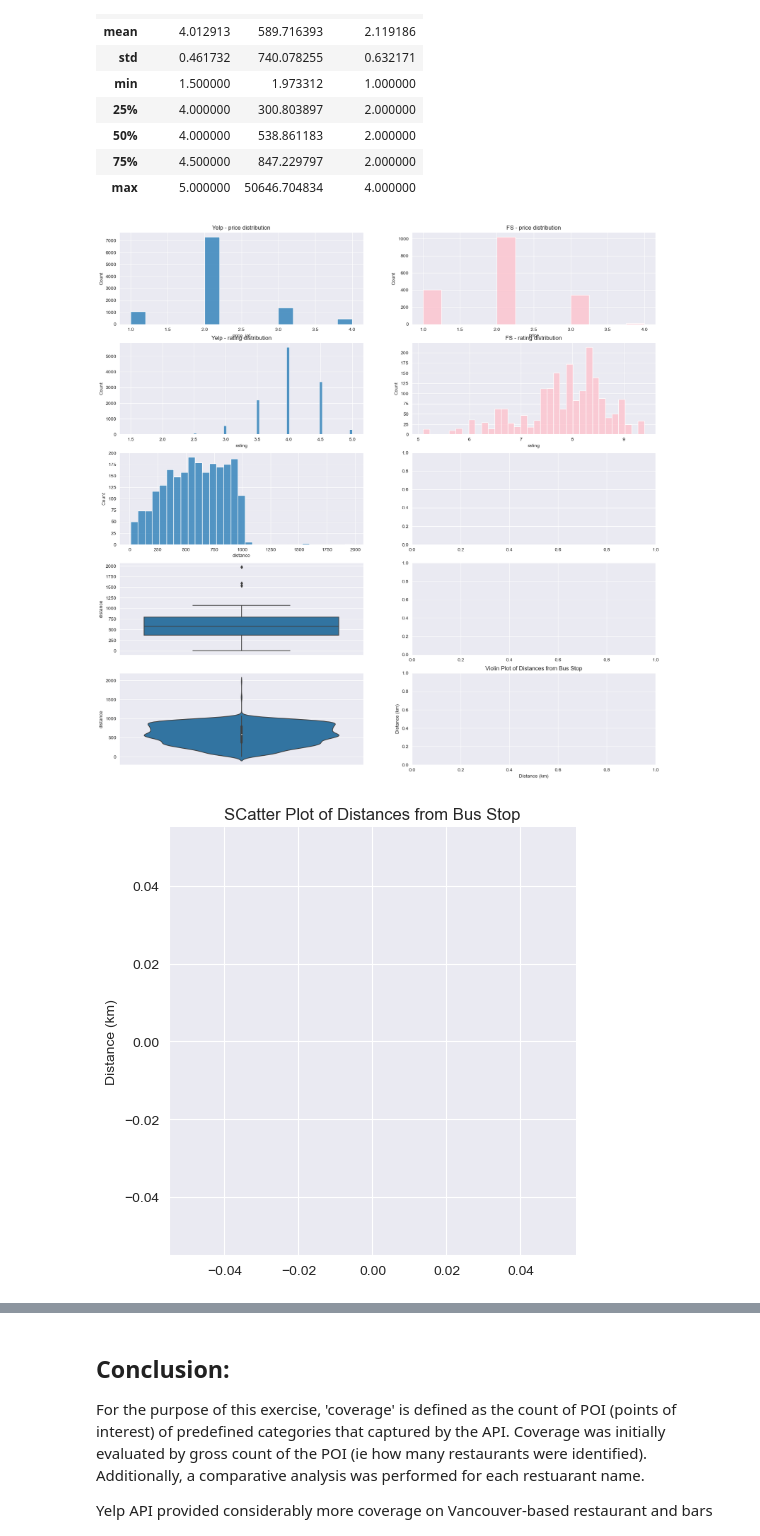
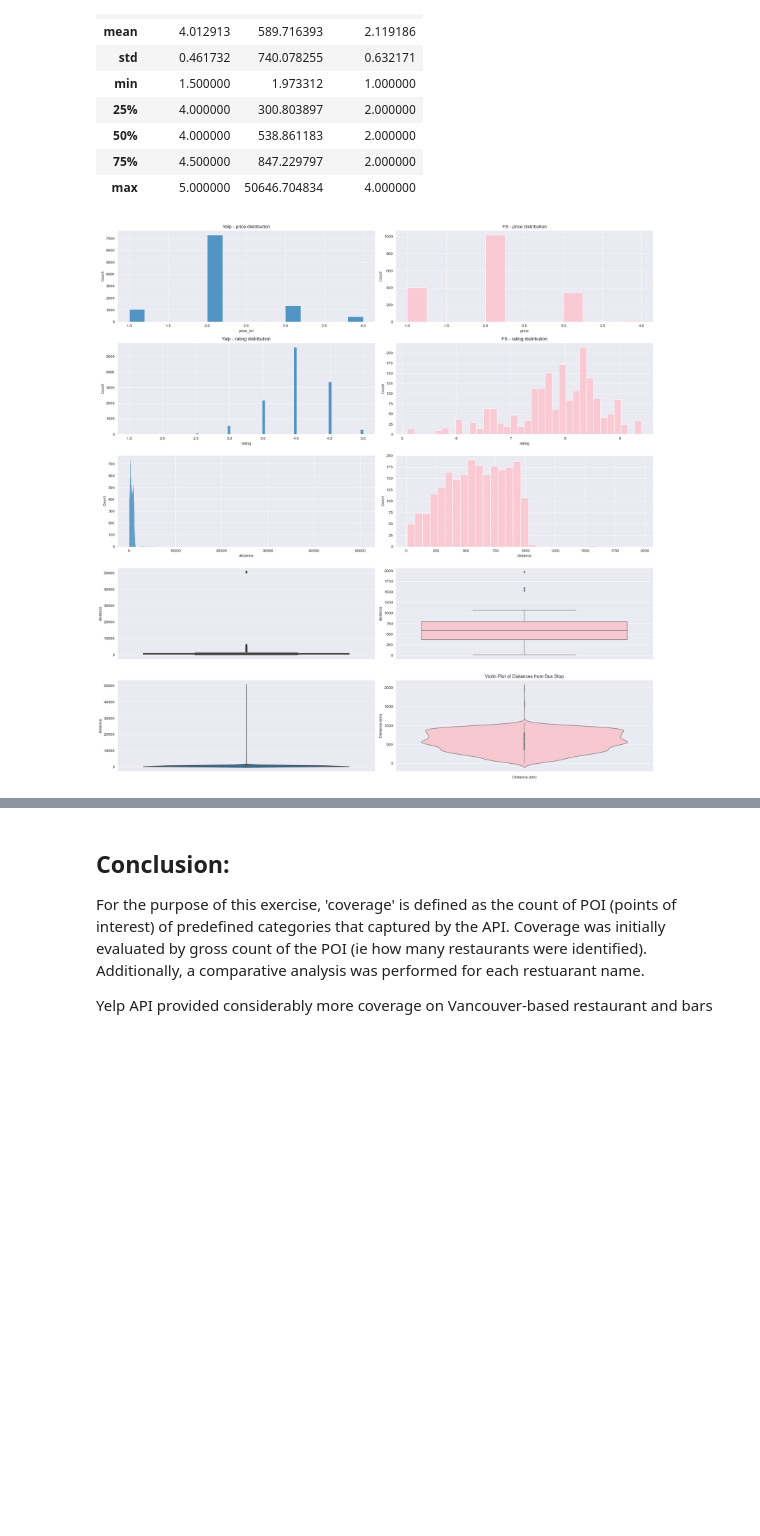
Before and after one commit to j-lepard/LHL-Statistics, a Jupyter notebook: notebooks/02.yelp_foursquare_EDA.ipynb, the cells around one changed output, grey strips where cells are left out. Drawn from its saved outputs; the diff is of its cells as text; code cells hidden in the pictures; blank space fills up the shorter version.

Commit message:
Identified Yelp Values that are oustside of 1km radius

```diff
--- a/notebooks/02.yelp_foursquare_EDA.ipynb
+++ b/notebooks/02.yelp_foursquare_EDA.ipynb
@@ -527,39 +517,51 @@ axes[0][1].set_title('FS - price distribution')
 ### RATING
 sns.histplot(YELP_df_clean, x='rating', ax=axes[1][0])
 axes[1][0].set_title('Yelp - rating distribution')
 
 sns.histplot(FS_df, x='rating', ax=axes[1][1], color='pink')
 axes[1][1].set_title('FS - rating distribution')
 
 ### Distace from Station
 # 1. Histogram
 
-sns.histplot(FS_df, x='distance',ax=axes[2][0])  # `kde=True` will also plot a Kernel Density Estimate line
+sns.histplot(YELP_df_clean, x='distance',ax=axes[2][0])  # `kde=True` will also plot a Kernel Density Estimate line
 plt.title('Distribution of Distances from Bus Stop')
 plt.xlabel('Distance (km)')
 plt.ylabel('Number of Places')
+plt.xlim(0,1100)
 
+sns.histplot(FS_df, x='distance',ax=axes[2][1], color='pink')  # `kde=True` will also plot a Kernel Density Estimate line
+plt.title('Distribution of Distances from Bus Stop')
+plt.xlabel('Distance (km)')
+plt.ylabel('Number of Places')
+plt.xlim(0,1100)
 #
 # # 2. Boxplot
 #
-sns.boxplot(y=FS_df['distance'],ax=axes[3][0])
+sns.boxplot(y=YELP_df_clean['distance'],ax=axes[3][0])
+plt.title('Distances from Bus Stop')
+plt.ylabel('Distance (km)')
+
+sns.boxplot(y=FS_df['distance'],ax=axes[3][1], color='pink')
 plt.title('Distances from Bus Stop')
 plt.ylabel('Distance (km)')
 
 #
 # # 3. Violin Plot
 #
-sns.violinplot(y=FS_df['distance'],ax=axes[4][0])
+sns.violinplot(y=YELP_df_clean['distance'],ax=axes[4][0])
 plt.title('Violin Plot of Distances from Bus Stop')
 plt.ylabel('Distance (km)')
+# plt.ylim(0,1000)
 
-## 4 Scatter
-sns.relplot(y=FS_df['distance'])
-plt.title('SCatter Plot of Distances from Bus Stop')
+sns.violinplot(y=FS_df['distance'],ax=axes[4][1], color='pink')
+plt.title('Violin Plot of Distances from Bus Stop')
 plt.ylabel('Distance (km)')
+# plt.ylim(0,1000)
+
+plt.tight_layout()
 
 
-plt.tight_layout()
+## Interpretation= there are some outliers with the distance to the bike station!! How many are there?
 # %% [output]
-[figure, old version]
+[figure, new version]
-[figure, removed]
```
Also changed, not shown: parts of 2 cells of this notebook.
